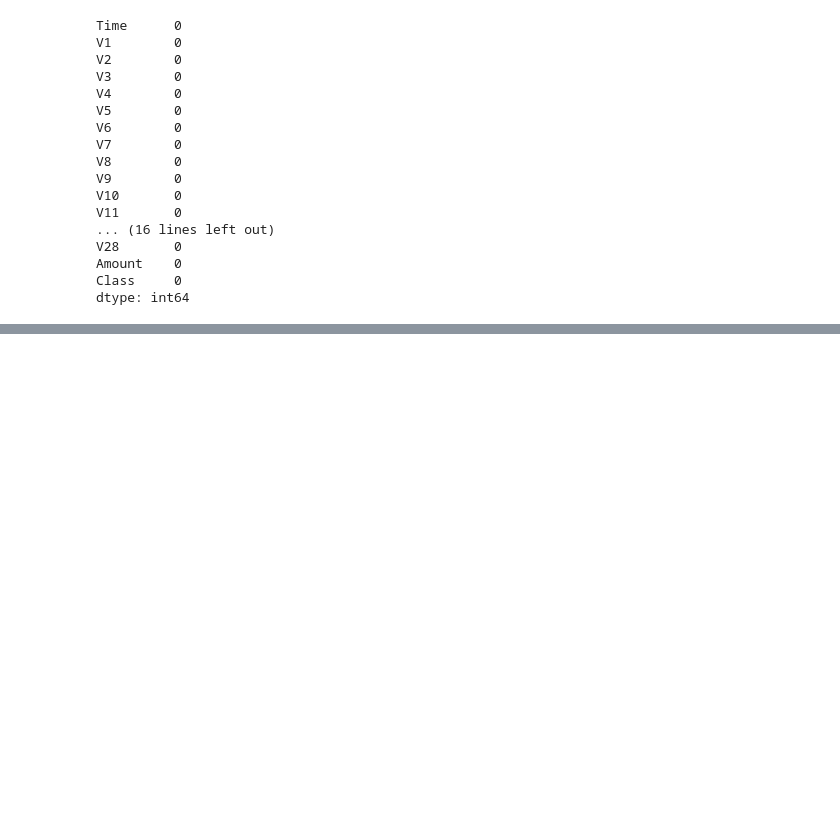
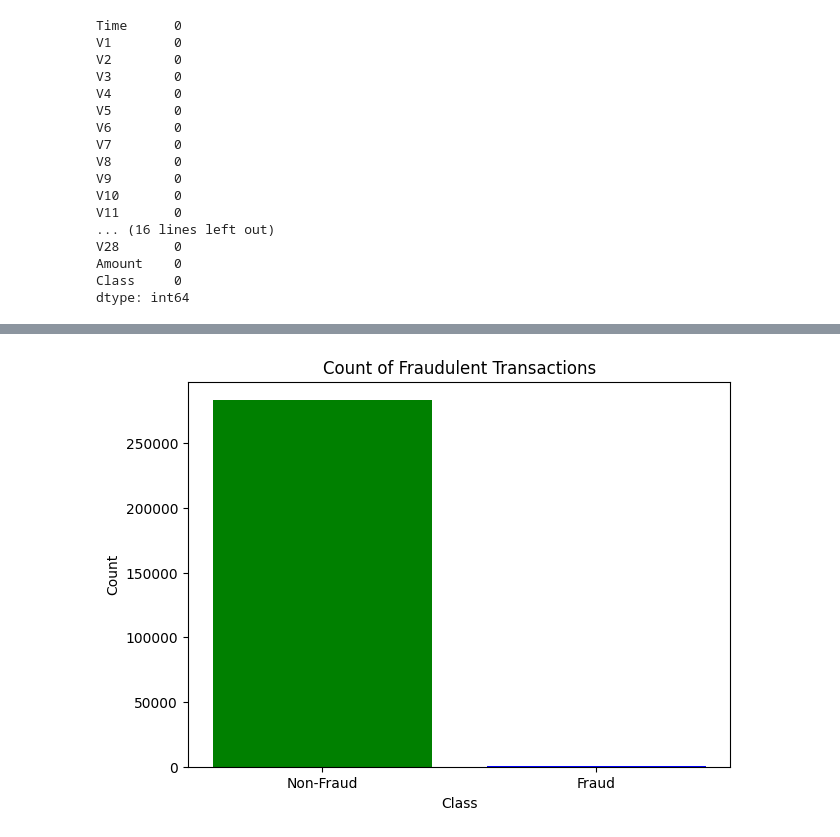
Before and after one commit to Acheinu/Codsoft, a Jupyter notebook: codsoft_creditcard.ipynb, the cells around one changed output, grey strips where cells are left out. Cells and saved outputs as stored; diff of their text form; code cells hidden in the pictures; blank space fills up the shorter version.

```diff
--- a/codsoft_creditcard.ipynb
+++ b/codsoft_creditcard.ipynb
@@ -143,0 +187,3 @@ Credit.describe().T
+# %%
+Credit = Credit.drop_duplicates()
+Credit
@@ -143,0 +208,3 @@ Credit.describe().T
+# %%
+Count_Credit = Credit['Class'].value_counts()
+Count_Credit
@@ -143,0 +290,24 @@ Credit.describe().T
+# %%
+#subplot
+f, (ax1) = plt.subplots(1, figsize = (7, 5))
+
+labels = ['Non-Fraud', 'Fraud']
+colors = ['Green', 'Blue']
+sizes = Count_Credit
+
+# data for bar chart
+bar_labels = ['Non-Fraud', 'Fraud']
+bar_colors = ['Green', 'Blue']
+bar_sizes = Count_Credit
+
+
+#barchart
+ax1.bar(bar_labels, bar_sizes, color=bar_colors)
+ax1.set_title('Count of Fraudulent Transactions')
+ax1.set_xlabel('Class')
+ax1.set_ylabel('Count')
+
+# display
+plt.show()
+# %% [output]
+[figure, added]
```
Also changed, not shown: parts of 22 cells of this notebook.
